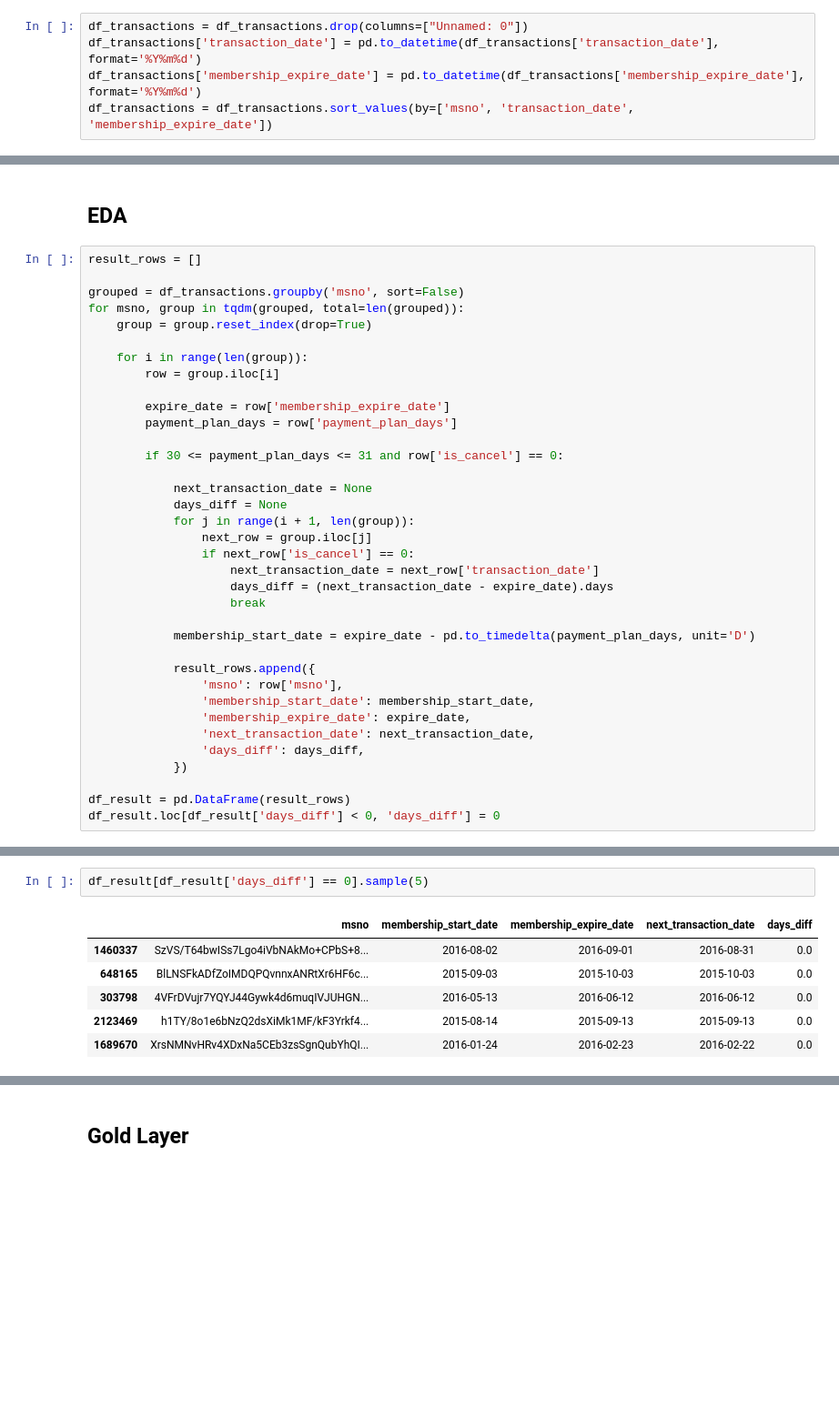
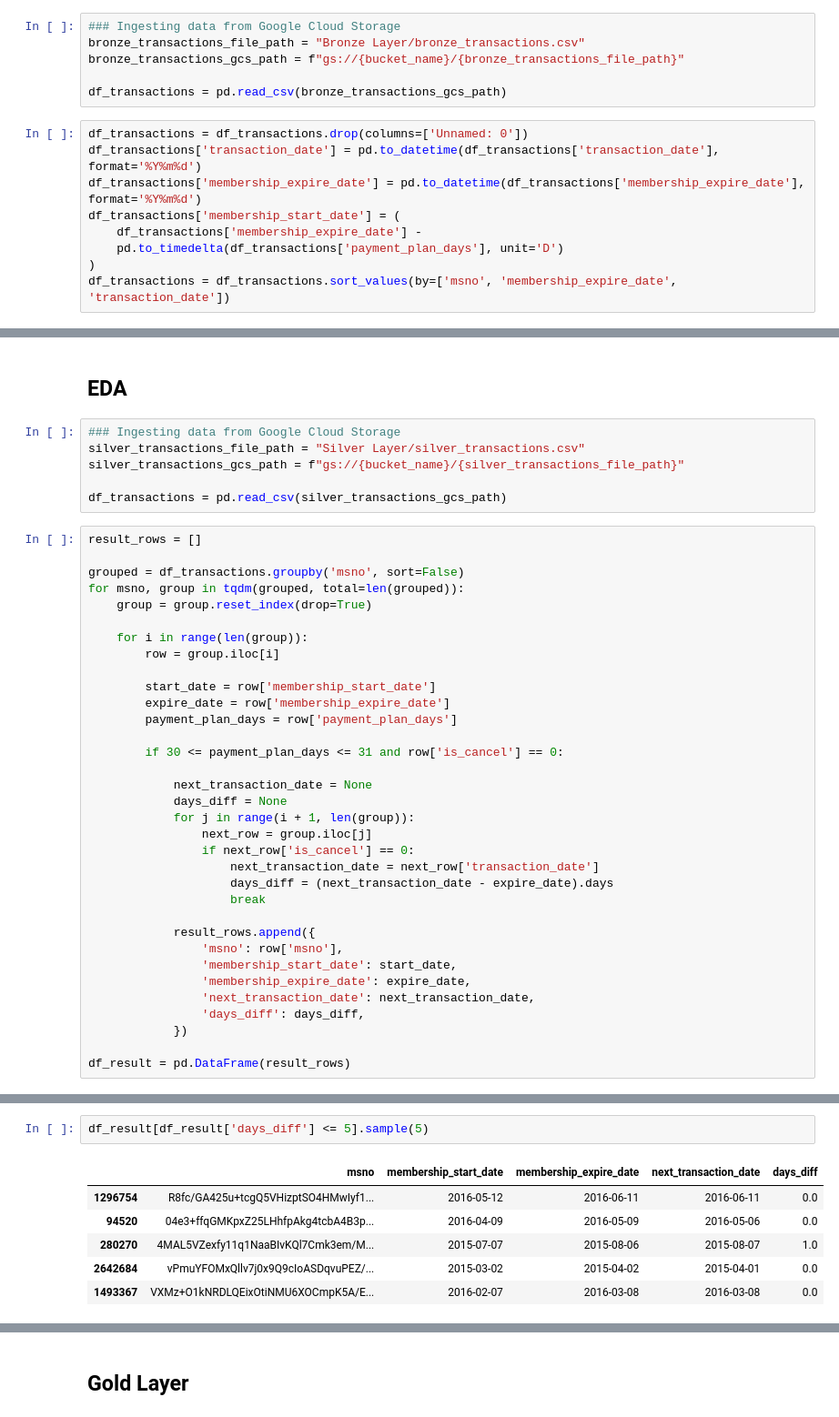
Before and after one commit to ivanckng/CS611_MLE_Group_Project, a Jupyter notebook: label_engineering_kevin.ipynb, the cells around one changed output, grey strips where cells are left out. Shown: that part at 91% size. Drawn from its saved outputs; the diff is of its cells as text; blank space fills up the shorter version.

```diff
--- a/label_engineering_kevin.ipynb
+++ b/label_engineering_kevin.ipynb
@@ -70,10 +73,20 @@ except Exception as e:
 # %% [markdown]
 ## Silver Layer
+# %%
+### Ingesting data from Google Cloud Storage
+bronze_transactions_file_path = "Bronze Layer/bronze_transactions.csv"
+bronze_transactions_gcs_path = f"gs://{bucket_name}/{bronze_transactions_file_path}"
+
+df_transactions = pd.read_csv(bronze_transactions_gcs_path)
 # %%
-df_transactions = df_transactions.drop(columns=["Unnamed: 0"])
+df_transactions = df_transactions.drop(columns=['Unnamed: 0'])
 df_transactions['transaction_date'] = pd.to_datetime(df_transactions['transaction_date'], format='%Y%m%d')
 df_transactions['membership_expire_date'] = pd.to_datetime(df_transactions['membership_expire_date'], format='%Y%m%d')
-df_transactions = df_transactions.sort_values(by=['msno', 'transaction_date', 'membership_expire_date'])
+df_transactions['membership_start_date'] = (
+    df_transactions['membership_expire_date'] -
+    pd.to_timedelta(df_transactions['payment_plan_days'], unit='D')
+)
+df_transactions = df_transactions.sort_values(by=['msno', 'membership_expire_date', 'transaction_date'])
 # %%
 df_transactions.isna().sum()
 # %% [output]
@@ -192,6 +207,12 @@ except Exception as e:
 silver_transactions.csv Stored to Silver Layer Successfully! ✅
 # %% [markdown]
 ## EDA
+# %%
+### Ingesting data from Google Cloud Storage
+silver_transactions_file_path = "Silver Layer/silver_transactions.csv"
+silver_transactions_gcs_path = f"gs://{bucket_name}/{silver_transactions_file_path}"
+
+df_transactions = pd.read_csv(silver_transactions_gcs_path)
 # %%
 result_rows = []
 
@@ -202,6 +223,7 @@ for msno, group in tqdm(grouped, total=len(grouped)):
     for i in range(len(group)):
         row = group.iloc[i]
 
+        start_date = row['membership_start_date']
         expire_date = row['membership_expire_date']
         payment_plan_days = row['payment_plan_days']
 
@@ -216,15 +238,12 @@ for msno, group in tqdm(grouped, total=len(grouped)):
                     days_diff = (next_transaction_date - expire_date).days
                     break
 
-            membership_start_date = expire_date - pd.to_timedelta(payment_plan_days, unit='D')
-
             result_rows.append({
                 'msno': row['msno'],
-                'membership_start_date': membership_start_date,
+                'membership_start_date': start_date,
                 'membership_expire_date': expire_date,
                 'next_transaction_date': next_transaction_date,
                 'days_diff': days_diff,
             })
 
 df_result = pd.DataFrame(result_rows)
-df_result.loc[df_result['days_diff'] < 0, 'days_diff'] = 0
@@ -231,10 +252,10 @@ df_result.loc[df_result['days_diff'] < 0, 'days_diff'] = 0
 # %%
-df_result[df_result['days_diff'] == 0].sample(5)
+df_result[df_result['days_diff'] <= 5].sample(5)
 # %% [output]
 |  | msno | membership_start_date | membership_expire_date | next_transaction_date | days_diff |
-| 1460337 | SzVS/T64bwISs7Lgo4iVbNAkMo+CPbS+8... | 2016-08-02 | 2016-09-01 | 2016-08-31 | 0.0 |
-| 648165 | BlLNSFkADfZoIMDQPQvnnxANRtXr6HF6c... | 2015-09-03 | 2015-10-03 | 2015-10-03 | 0.0 |
-| 303798 | 4VFrDVujr7YQYJ44Gywk4d6muqIVJUHGN... | 2016-05-13 | 2016-06-12 | 2016-06-12 | 0.0 |
-| 2123469 | h1TY/8o1e6bNzQ2dsXiMk1MF/kF3Yrkf4... | 2015-08-14 | 2015-09-13 | 2015-09-13 | 0.0 |
-| 1689670 | XrsNMNvHRv4XDxNa5CEb3zsSgnQubYhQI... | 2016-01-24 | 2016-02-23 | 2016-02-22 | 0.0 |
+| 1296754 | R8fc/GA425u+tcgQ5VHizptSO4HMwIyf1... | 2016-05-12 | 2016-06-11 | 2016-06-11 | 0.0 |
+| 94520 | 04e3+ffqGMKpxZ25LHhfpAkg4tcbA4B3p... | 2016-04-09 | 2016-05-09 | 2016-05-06 | 0.0 |
+| 280270 | 4MAL5VZexfy11q1NaaBIvKQl7Cmk3em/M... | 2015-07-07 | 2015-08-06 | 2015-08-07 | 1.0 |
+| 2642684 | vPmuYFOMxQllv7j0x9Q9cIoASDqvuPEZ/... | 2015-03-02 | 2015-04-02 | 2015-04-01 | 0.0 |
+| 1493367 | VXMz+O1kNRDLQEixOtiNMU6XOCmpK5A/E... | 2016-02-07 | 2016-03-08 | 2016-03-08 | 0.0 |
 # %%
```
Also changed, not shown: parts of 15 cells of this notebook.
